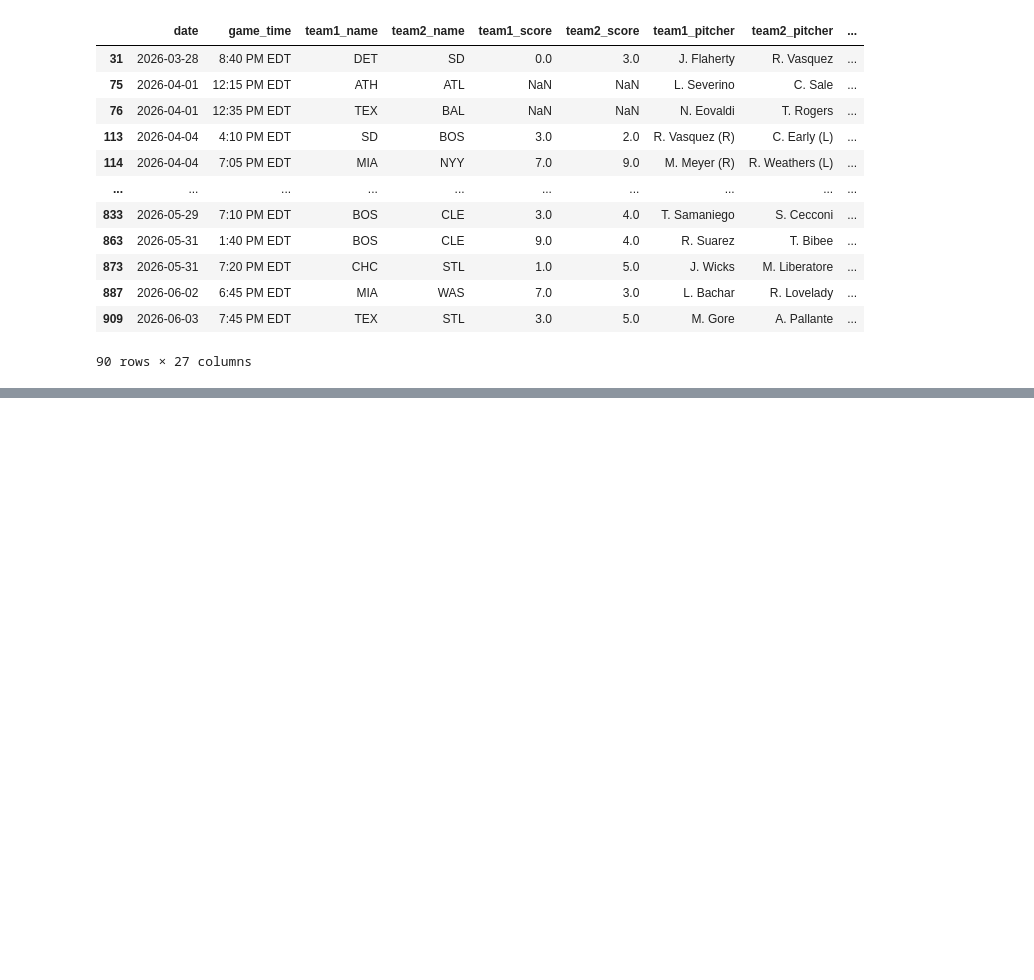
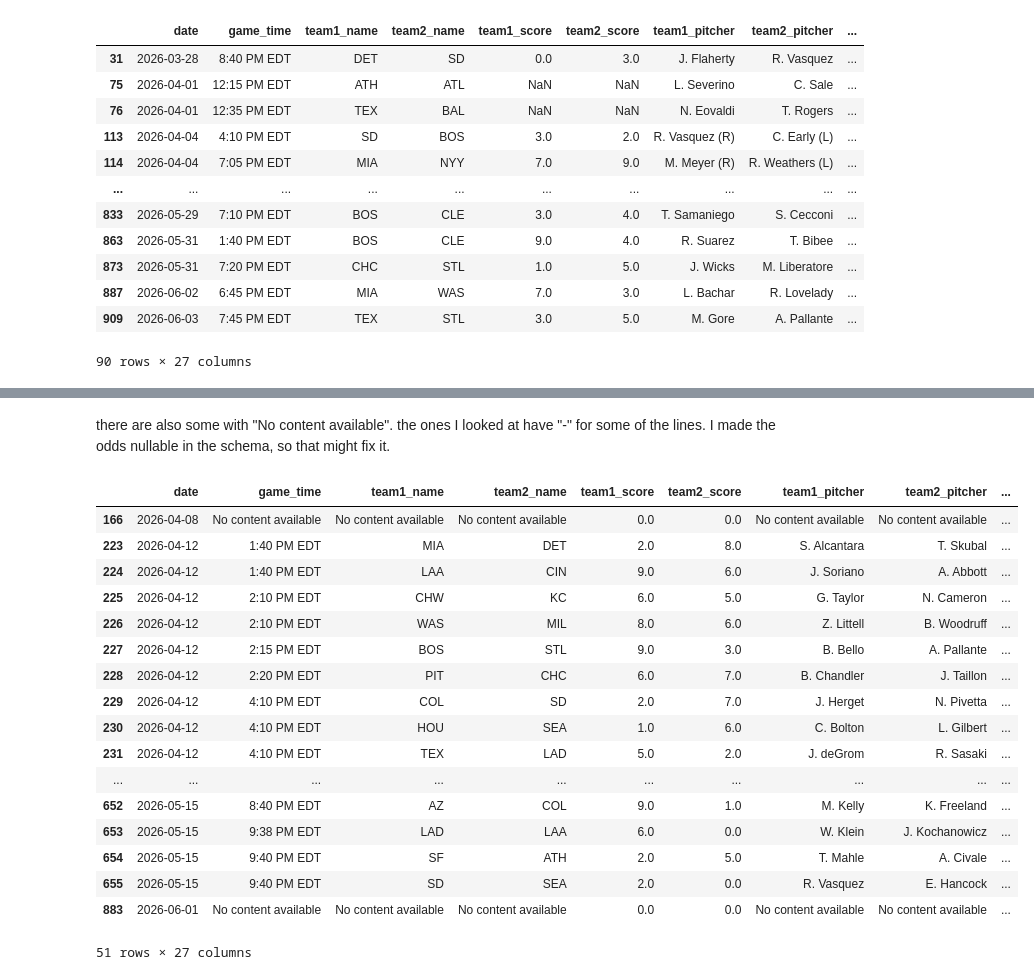
Before and after one commit to csdurfee/ai_odds_scraper, a Jupyter notebook: sbr_mlb_odds_analysis.ipynb, the cells around one changed output, grey strips where cells are left out. Cells and saved outputs as stored; diff of their text form; code cells hidden in the pictures; blank space fills up the shorter version.

Commit message:
trying to improve schema to deal with scraping errors.

```diff
--- a/sbr_mlb_odds_analysis.ipynb
+++ b/sbr_mlb_odds_analysis.ipynb
@@ -168,0 +293,23 @@ df[df.overround < 1.0]
+# %% [markdown]
+there are also some with "No content available". the ones I looked at have "-" for some of the lines. I made the odds nullable in the schema, so that might fix it.
+# %%
+df[df.FanDuel_team1_odds.isna()]
+# %% [output]
+|  | date | game_time | team1_name | team2_name | team1_score | team2_score | team1_pitcher | team2_pitcher | ... |
+| 166 | 2026-04-08 | No content available | No content available | No content available | 0.0 | 0.0 | No content available | No content available | ... |
+| 223 | 2026-04-12 | 1:40 PM EDT | MIA | DET | 2.0 | 8.0 | S. Alcantara | T. Skubal | ... |
+| 224 | 2026-04-12 | 1:40 PM EDT | LAA | CIN | 9.0 | 6.0 | J. Soriano | A. Abbott | ... |
+| 225 | 2026-04-12 | 2:10 PM EDT | CHW | KC | 6.0 | 5.0 | G. Taylor | N. Cameron | ... |
+| 226 | 2026-04-12 | 2:10 PM EDT | WAS | MIL | 8.0 | 6.0 | Z. Littell | B. Woodruff | ... |
+| 227 | 2026-04-12 | 2:15 PM EDT | BOS | STL | 9.0 | 3.0 | B. Bello | A. Pallante | ... |
+| 228 | 2026-04-12 | 2:20 PM EDT | PIT | CHC | 6.0 | 7.0 | B. Chandler | J. Taillon | ... |
+| 229 | 2026-04-12 | 4:10 PM EDT | COL | SD | 2.0 | 7.0 | J. Herget | N. Pivetta | ... |
+| 230 | 2026-04-12 | 4:10 PM EDT | HOU | SEA | 1.0 | 6.0 | C. Bolton | L. Gilbert | ... |
+| 231 | 2026-04-12 | 4:10 PM EDT | TEX | LAD | 5.0 | 2.0 | J. deGrom | R. Sasaki | ... |
+| ... | ... | ... | ... | ... | ... | ... | ... | ... | ... |
+| 652 | 2026-05-15 | 8:40 PM EDT | AZ | COL | 9.0 | 1.0 | M. Kelly | K. Freeland | ... |
+| 653 | 2026-05-15 | 9:38 PM EDT | LAD | LAA | 6.0 | 0.0 | W. Klein | J. Kochanowicz | ... |
+| 654 | 2026-05-15 | 9:40 PM EDT | SF | ATH | 2.0 | 5.0 | T. Mahle | A. Civale | ... |
+| 655 | 2026-05-15 | 9:40 PM EDT | SD | SEA | 2.0 | 0.0 | R. Vasquez | E. Hancock | ... |
+| 883 | 2026-06-01 | No content available | No content available | No content available | 0.0 | 0.0 | No content available | No content available | ... |
+51 rows × 27 columns
```
Also changed, not shown: parts of 17 cells of this notebook, 2 other files.
